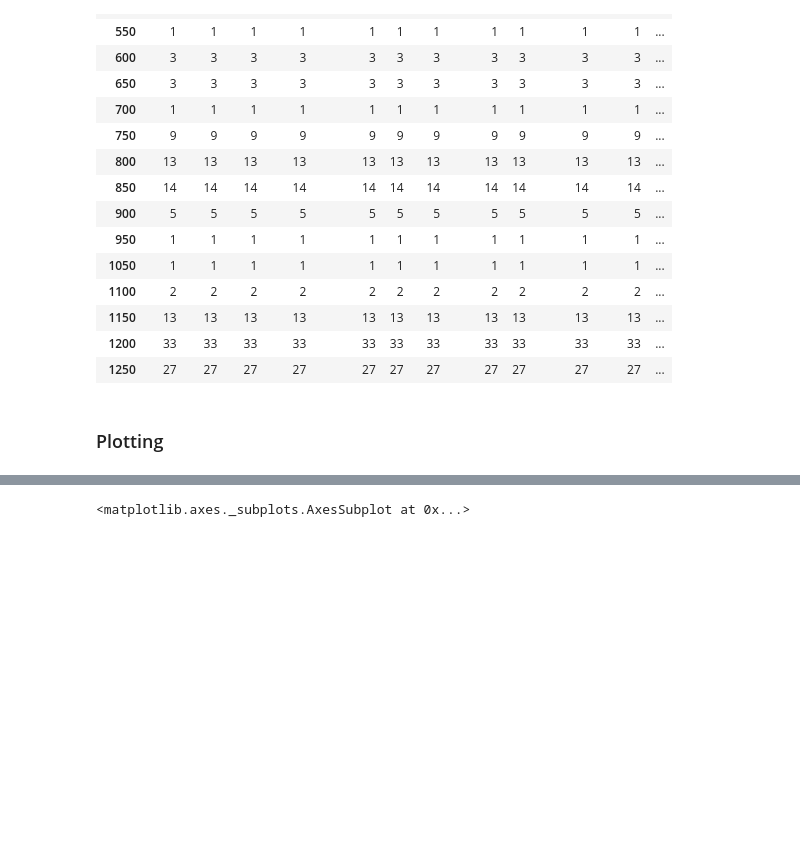
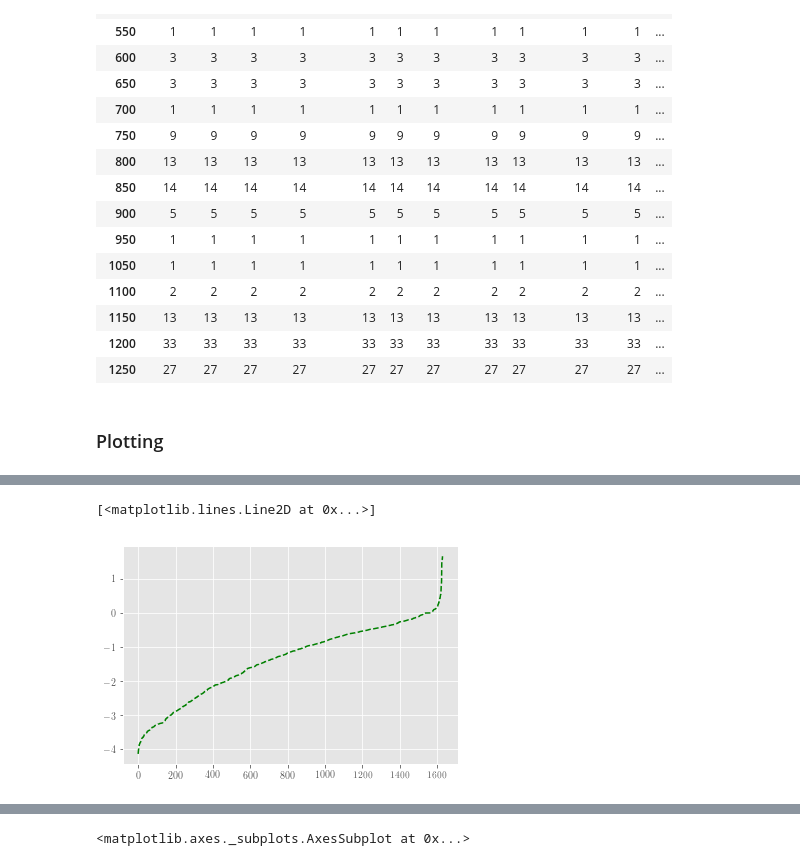
Before and after one commit to wd15/python-novice-gapminder-sciserver, a Jupyter notebook: python_gapminder_jarvis.ipynb, the cells around one changed output, grey strips where cells are left out. Cells and saved outputs as stored; diff of their text form; code cells hidden in the pictures; blank space fills up the shorter version.

```diff
--- a/python_gapminder_jarvis.ipynb
+++ b/python_gapminder_jarvis.ipynb
@@ -652,0 +666,12 @@ import matplotlib.pyplot as plt
+# %%
+import numpy as np
+
+arr = data_all.form_enp.sort_values()
+plt.plot(arr.values, 'g--')
+#plt.show()
+
+#eps_col = eps.columns
+#plt.bar(list(numpy.arange(5)), eps.epsy, 'g--')
+# %% [output]
+[<matplotlib.lines.Line2D at 0x...>]
+[figure, added]
```
Also changed, not shown: parts of 11 cells of this notebook, 7 other files.
